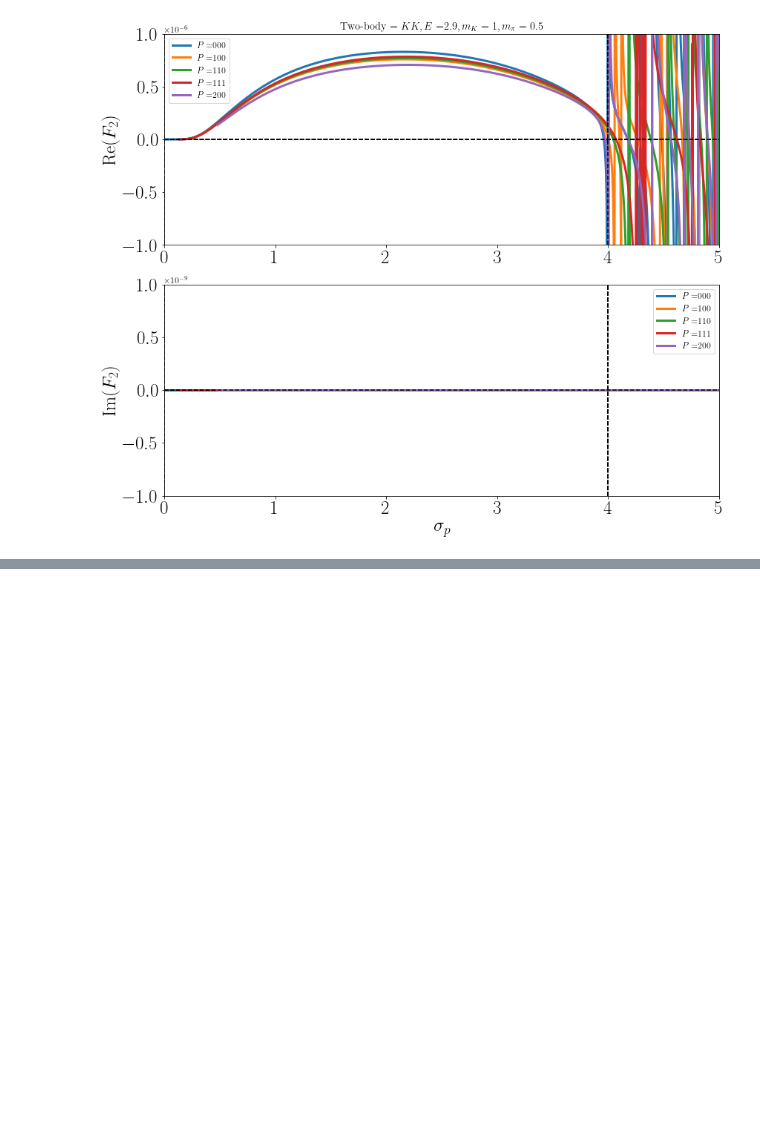
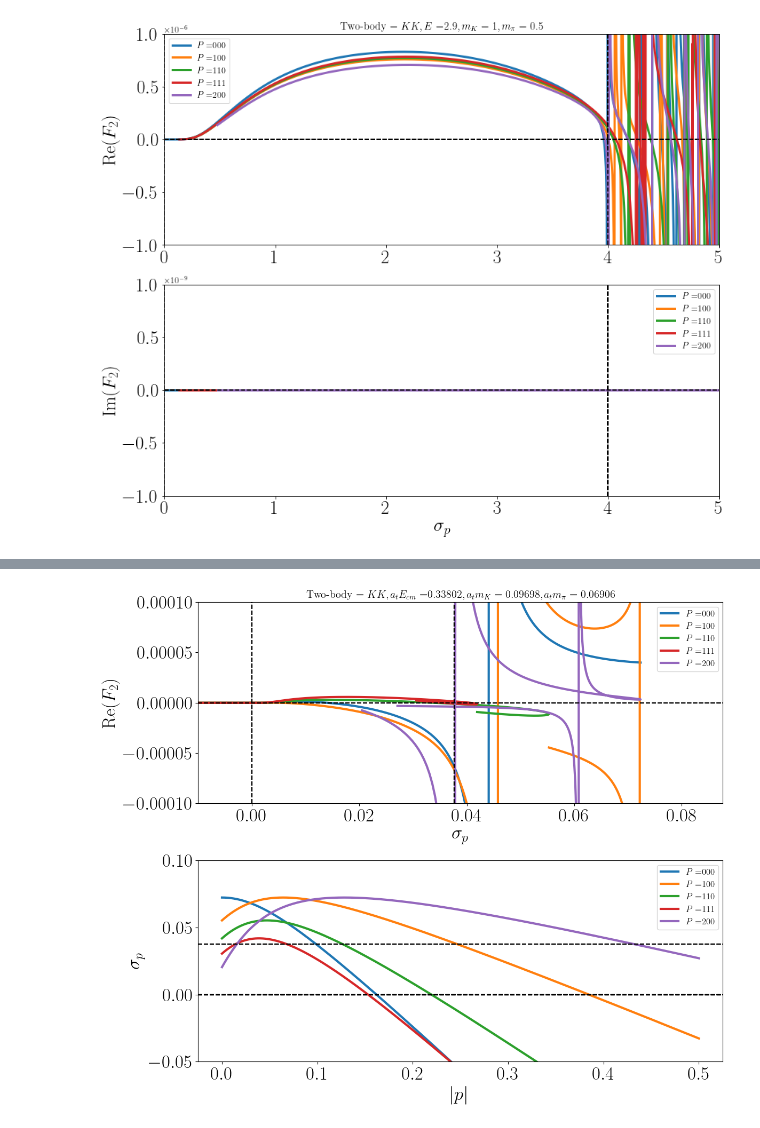
Before and after one commit to digonto10602/3body_quantization, a Jupyter notebook: plots.ipynb, the cells around one changed output, grey strips where cells are left out. Cells and saved outputs as stored; diff of their text form; code cells hidden in the pictures; blank space fills up the shorter version.

Commit message:
did F2 plots, need to check x^2-r^2 function for diff kinematics

```diff
--- a/plots.ipynb
+++ b/plots.ipynb
@@ -560,3 +560,82 @@ file loaded =  F2_vs_sigp_2body_KK_P110_En_2.900000.dat
 file loaded =  F2_vs_sigp_2body_KK_P111_En_2.900000.dat
 file loaded =  F2_vs_sigp_2body_KK_P200_En_2.900000.dat
 [figure]
+# %%
+#This plots F2 for different total momentum P
+
+plt.rcParams.update({'font.size': 12})
+plt.rc('font',**{'family':'serif','serif':['Computer Modern Roman']})
+plt.rc('text', usetex=True)
+filename1 = "F2_vs_sigp_KKpi_2body_KK_P000_Ecm_0.338020.dat"
+filename2 = "F2_vs_sigp_KKpi_2body_KK_P100_Ecm_0.338020.dat"
+filename3 = "F2_vs_sigp_KKpi_2body_KK_P110_Ecm_0.338020.dat"
+filename4 = "F2_vs_sigp_KKpi_2body_KK_P111_Ecm_0.338020.dat"
+filename5 = "F2_vs_sigp_KKpi_2body_KK_P200_Ecm_0.338020.dat"
+
+#filelist = [filename1,filename2,filename3]
+filelist = [filename1, filename2, filename3, filename4, filename5]
+titlelist = ["000","100","110","111","200"]
+fig,ax = plt.subplots(2,1,figsize=(12,10))
+counter = 0
+for file in filelist:
+    print("file loaded = ",file)
+    filename = file
+    (En, Ecm, ind, nsq, tcut, twobody_threshold, re_spec_p, im_spec_p,
+     re_sigp, im_sigp, reF2, imF2) = np.genfromtxt(filename, unpack=True)
+
+
+
+
+    #ax[counter].set_ylabel("det $F_{3}$",fontsize=25)
+    #ax[counter].set_xlim(0.2,0.34)
+    ax[0].set_xlim(-0.01,twobody_threshold[0]*twobody_threshold[0]+0.05)
+    ax[0].set_ylim(-1E-4,1E-4)
+    ax[0].tick_params(axis='both', which='major', labelsize=25)
+    ax[0].tick_params(axis='both', which='minor', labelsize=25)
+
+    #ax[1].set_xlim(-0.01,twobody_threshold[0]*twobody_threshold[0]+0.05)
+    ax[1].set_ylim(-0.05,0.1)
+    ax[1].tick_params(axis='both', which='major', labelsize=25)
+    ax[1].tick_params(axis='both', which='minor', labelsize=25)
+
+    #ax.set_yscale('log')
+    #L = 6
+    titlestring = "$P = $" + str(titlelist[counter])
+    ax[0].set_title("Two-body $= K K, a_t E_{cm} = $" + str(Ecm[0]) + "$, a_t m_K = 0.09698, a_t m_\pi = 0.06906$")
+    ax[0].plot(re_sigp,reF2, linewidth=3, label=titlestring)
+    #ax[1].plot(re_sigp,imF2, linewidth=3, label=titlestring)
+    ax[1].plot(re_spec_p,re_sigp, linewidth=3, label=titlestring)
+
+    #ax.scatter(re_sigp, reF2, marker='o', s=60,zorder=5, label=titlestring)
+
+    #ax[counter].plot(EcmR,Reqsq, linewidth=3, label="$q_{2,p}^2$")
+    #ax[counter].plot(EcmR,Recutoff, linewidth=3, label="$H(p)$")
+    #ax[counter].axvline(x=Recheckzero1[0],linestyle='--',color='red')
+    #ax[counter].axvline(x=Recheckzero2[0],linestyle='--',color='green')
+    #ax[counter].axvline(x=threshold[0],linestyle='--',color='black')
+    ax[0].axhline(y=0,linestyle='--',color='black')
+    ax[0].axvline(x=tcut[0],linestyle='--',color='black')
+    ax[0].axvline(x=twobody_threshold[0]*twobody_threshold[0],linestyle='--',color='black')
+
+    ax[1].axhline(y=0,linestyle='--',color='black')
+    ax[1].axhline(y=tcut[0],linestyle='--',color='black')
+    ax[1].axhline(y=twobody_threshold[0]*twobody_threshold[0],linestyle='--',color='black')
+
+    #ax.scatter(En, abs(detF3), marker='o', s=60, edgecolor="teal", facecolor='white',zorder=5, label="Digonto")
+    #ax.scatter(En1, abs(detF31), marker='s', s=60,edgecolor="red", facecolor='white',zorder=3, label="FRL")
+    ax[0].set_xlabel("$\sigma_{p}$", fontsize=25)
+    ax[0].set_ylabel("Re($F_{2}$)",fontsize=25)
+    ax[1].set_ylabel("$\sigma_p$",fontsize=25)
+    ax[1].set_xlabel("$|p|$", fontsize=25)
+
+    ax[0].legend()
+    ax[1].legend()
+    fig.tight_layout()
+    counter=counter+1
+
+    plt.draw()
+
+outputfile_str = "F2_KKpi_2body_KK" + str(Ecm[0]) + "_test.pdf"
+plt.savefig(outputfile_str)
+#plt.close()
+# %% [output]
@@ -562,0 +647 @@ file loaded =  F2_vs_sigp_2body_KK_P200_En_2.900000.dat
+[figure, added]
```
Also changed, not shown: parts of 2 cells of this notebook, 28 other files.
